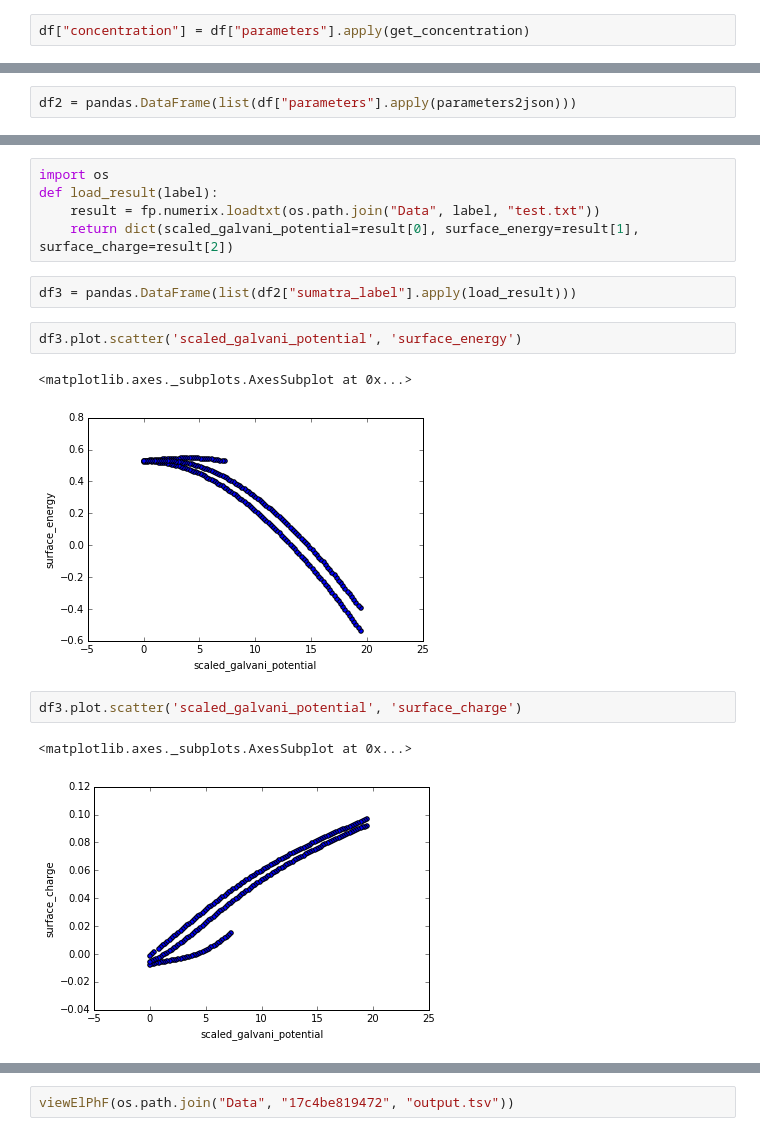
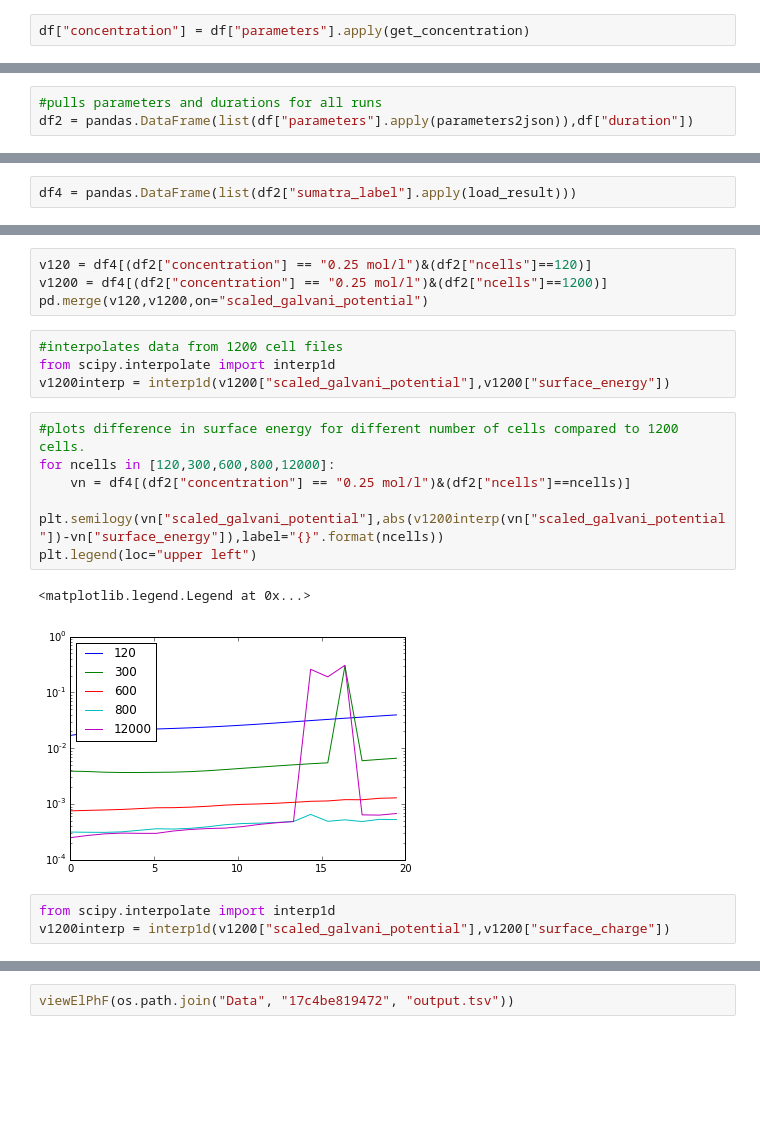
Before and after one commit to usnistgov/diffcap, a Jupyter notebook: analyze.ipynb, the cells around one changed output, grey strips where cells are left out. Cells and saved outputs as stored; diff of their text form; blank space fills up the shorter version.

Commit message:
Checking for convergence and plotting differential capacitance

```diff
--- a/analyze.ipynb
+++ b/analyze.ipynb
@@ -202,2 +145,3 @@ pandas.DataFrame(df["parameters"].apply(parameters2json), columns=["galvani_pote
 # %%
-df2 = pandas.DataFrame(list(df["parameters"].apply(parameters2json)))
+#pulls parameters and durations for all runs
+df2 = pandas.DataFrame(list(df["parameters"].apply(parameters2json)),df["duration"])
@@ -204 +178,3 @@ df2 = pandas.DataFrame(list(df["parameters"].apply(parameters2json)))
+# %%
+df4 = pandas.DataFrame(list(df2["sumatra_label"].apply(load_result)))
 # %%
@@ -225,17 +185,20 @@ df2[df2["concentration"] == "0.25 mol/l"]
-# %%
-import os
-def load_result(label):
-    result = fp.numerix.loadtxt(os.path.join("Data", label, "test.txt"))
-    return dict(scaled_galvani_potential=result[0], surface_energy=result[1], surface_charge=result[2])
-# %%
-df3 = pandas.DataFrame(list(df2["sumatra_label"].apply(load_result)))
-# %%
-df3.plot.scatter('scaled_galvani_potential', 'surface_energy')
-# %% [output]
-<matplotlib.axes._subplots.AxesSubplot at 0x...>
-[figure, removed]
-# %%
-df3.plot.scatter('scaled_galvani_potential', 'surface_charge')
-# %% [output]
-<matplotlib.axes._subplots.AxesSubplot at 0x...>
-[figure, removed]
+# %%
+v120 = df4[(df2["concentration"] == "0.25 mol/l")&(df2["ncells"]==120)]
+v1200 = df4[(df2["concentration"] == "0.25 mol/l")&(df2["ncells"]==1200)]
+pd.merge(v120,v1200,on="scaled_galvani_potential")
+# %%
+#interpolates data from 1200 cell files
+from scipy.interpolate import interp1d
+v1200interp = interp1d(v1200["scaled_galvani_potential"],v1200["surface_energy"])
+# %%
+#plots difference in surface energy for different number of cells compared to 1200 cells.
+for ncells in [120,300,600,800,12000]:
+    vn = df4[(df2["concentration"] == "0.25 mol/l")&(df2["ncells"]==ncells)]
+    plt.semilogy(vn["scaled_galvani_potential"],abs(v1200interp(vn["scaled_galvani_potential"])-vn["surface_energy"]),label="{}".format(ncells))
+plt.legend(loc="upper left")
+# %% [output]
+<matplotlib.legend.Legend at 0x...>
+[figure, added]
+# %%
+from scipy.interpolate import interp1d
+v1200interp = interp1d(v1200["scaled_galvani_potential"],v1200["surface_charge"])
```
Also changed, not shown: parts of 26 cells of this notebook.
